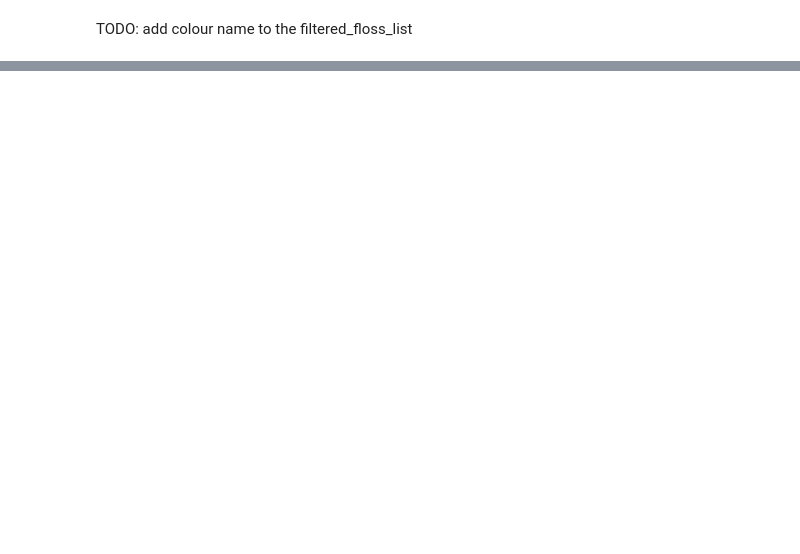
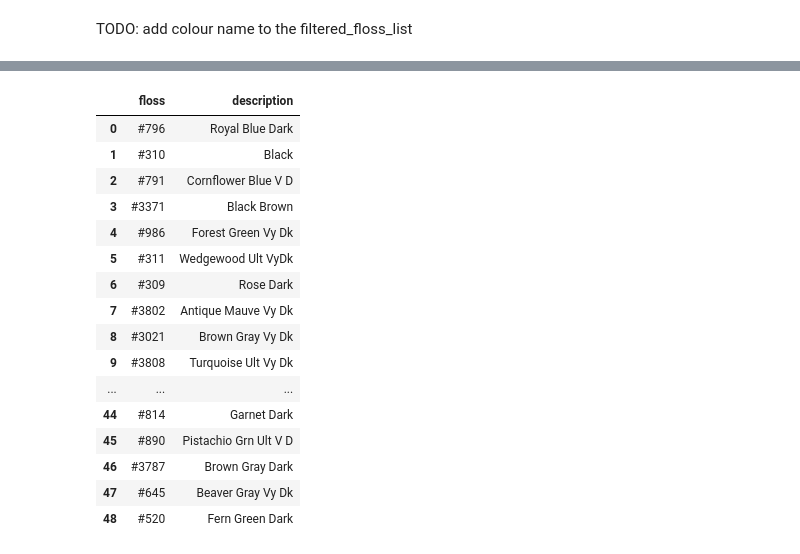
Before and after one commit to kkumyk/colour-to-dmc, a Jupyter notebook: Colour-Detection.ipynb, the cells around one changed output, grey strips where cells are left out. Cells and saved outputs as stored; diff of their text form; code cells hidden in the pictures; blank space fills up the shorter version.

```diff
--- a/Colour-Detection.ipynb
+++ b/Colour-Detection.ipynb
@@ -241,0 +280,21 @@ TODO: add colour name to the filtered_floss_list
+# %%
+unique_colours_list_df = pd.DataFrame(unique_colours_list)
+unique_colours_list_df[["floss", "description"]]
+# %% [output]
+|  | floss | description |
+| 0 | #796 | Royal Blue Dark |
+| 1 | #310 | Black |
+| 2 | #791 | Cornflower Blue V D |
+| 3 | #3371 | Black Brown |
+| 4 | #986 | Forest Green Vy Dk |
+| 5 | #311 | Wedgewood Ult VyDk |
+| 6 | #309 | Rose Dark |
+| 7 | #3802 | Antique Mauve Vy Dk |
+| 8 | #3021 | Brown Gray Vy Dk |
+| 9 | #3808 | Turquoise Ult Vy Dk |
+| ... | ... | ... |
+| 44 | #814 | Garnet Dark |
+| 45 | #890 | Pistachio Grn Ult V D |
+| 46 | #3787 | Brown Gray Dark |
+| 47 | #645 | Beaver Gray Vy Dk |
+| 48 | #520 | Fern Green Dark |
```
Also changed, not shown: parts of 15 cells of this notebook.
